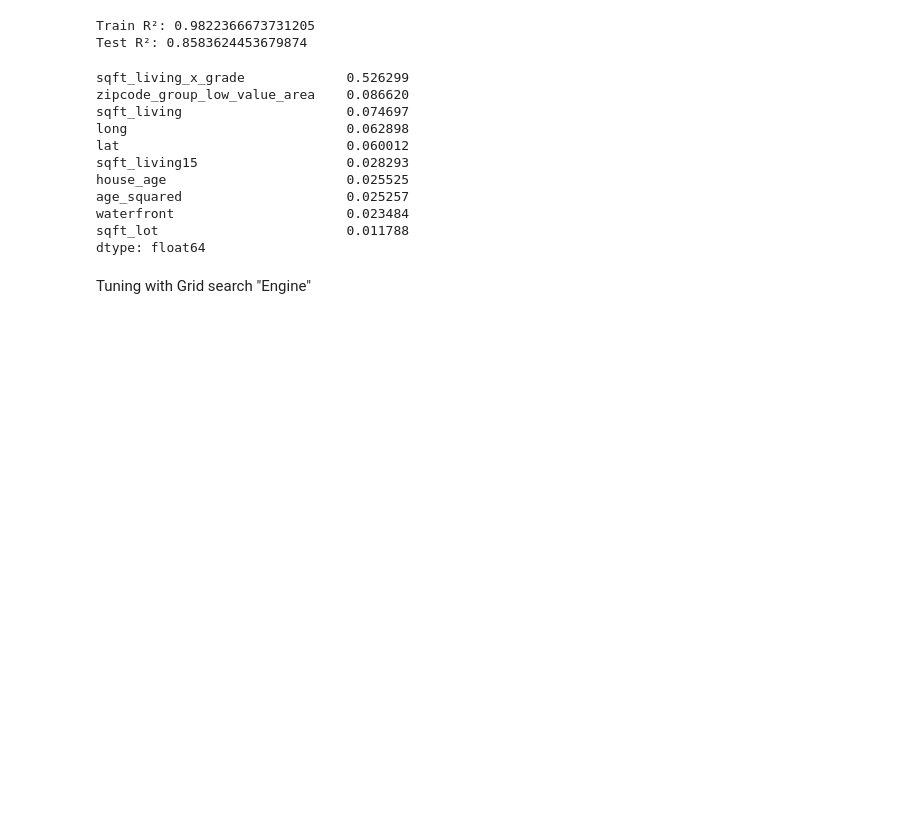
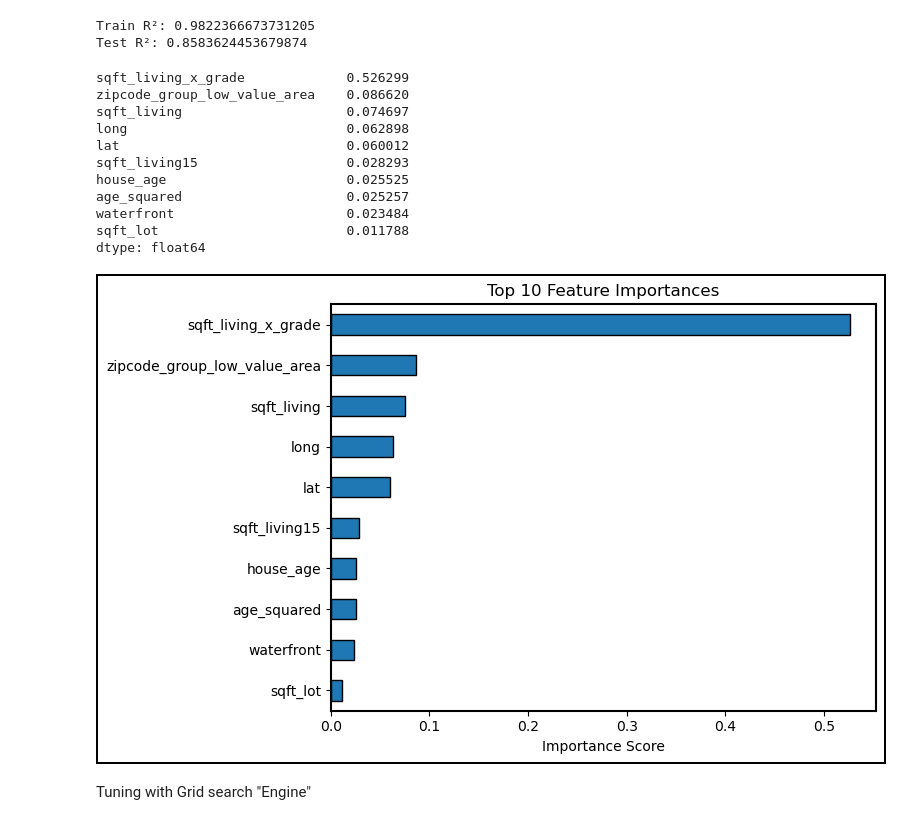
Before and after one commit to Jan-Sael/ML_House_Data, a Jupyter notebook: notebooks/03_random_forest.ipynb - Features 1st attempt.ipynb, the cells around one changed output. Drawn from its saved outputs; the diff is of its cells as text; code cells hidden in the pictures; blank space fills up the shorter version.

```diff
--- a/notebooks/03_random_forest.ipynb - Copy.ipynb
+++ b/notebooks/03_random_forest.ipynb - Features 1st attempt.ipynb
@@ -177,6 +177,39 @@ age_squared                     0.025257
 waterfront                      0.023484
 sqft_lot                        0.011788
 dtype: float64
+# %%
+import matplotlib.pyplot as plt
+
+# Get top 10 features
+feat_imp = pd.Series(model.feature_importances_, index=X_train.columns)
+top_features = feat_imp.sort_values(ascending=False).head(10)
+
+# Plot
+fig, ax = plt.subplots(figsize=(8,5))
+
+top_features.sort_values().plot(
+    kind='barh',
+    edgecolor='black',
+    ax=ax
+)
+
+# Add black border around entire plot
+for spine in ax.spines.values():
+    spine.set_edgecolor('black')
+    spine.set_linewidth(1.5)
+
+# Optional: also add border around figure (outer frame)
+fig.patch.set_edgecolor('black')
+fig.patch.set_linewidth(1.5)
+
+ax.set_title("Top 10 Feature Importances")
+ax.set_xlabel("Importance Score")
+ax.set_ylabel("")
+
+plt.tight_layout()
+plt.show()
+# %% [output]
+[figure, added]
 # %% [markdown]
 Tuning with Grid search "Engine"
 # %%
```
Also changed, not shown: 2 other files.
